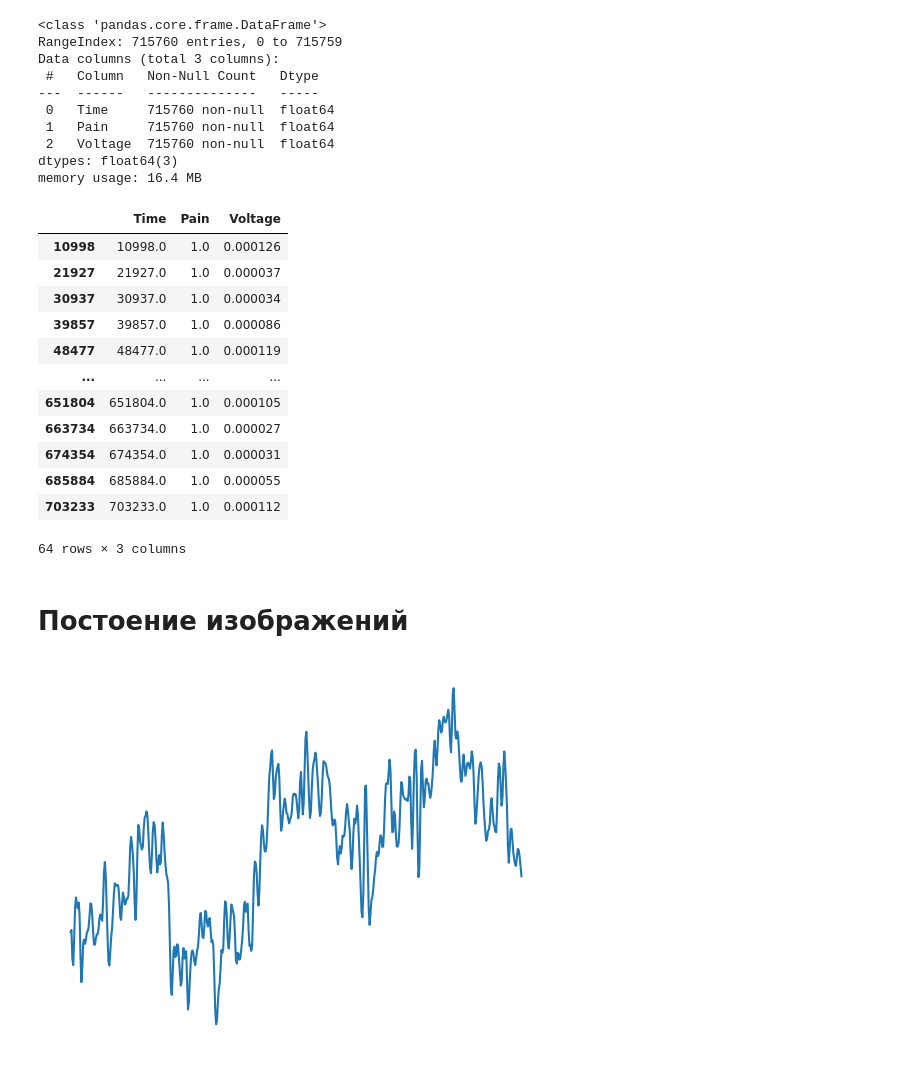
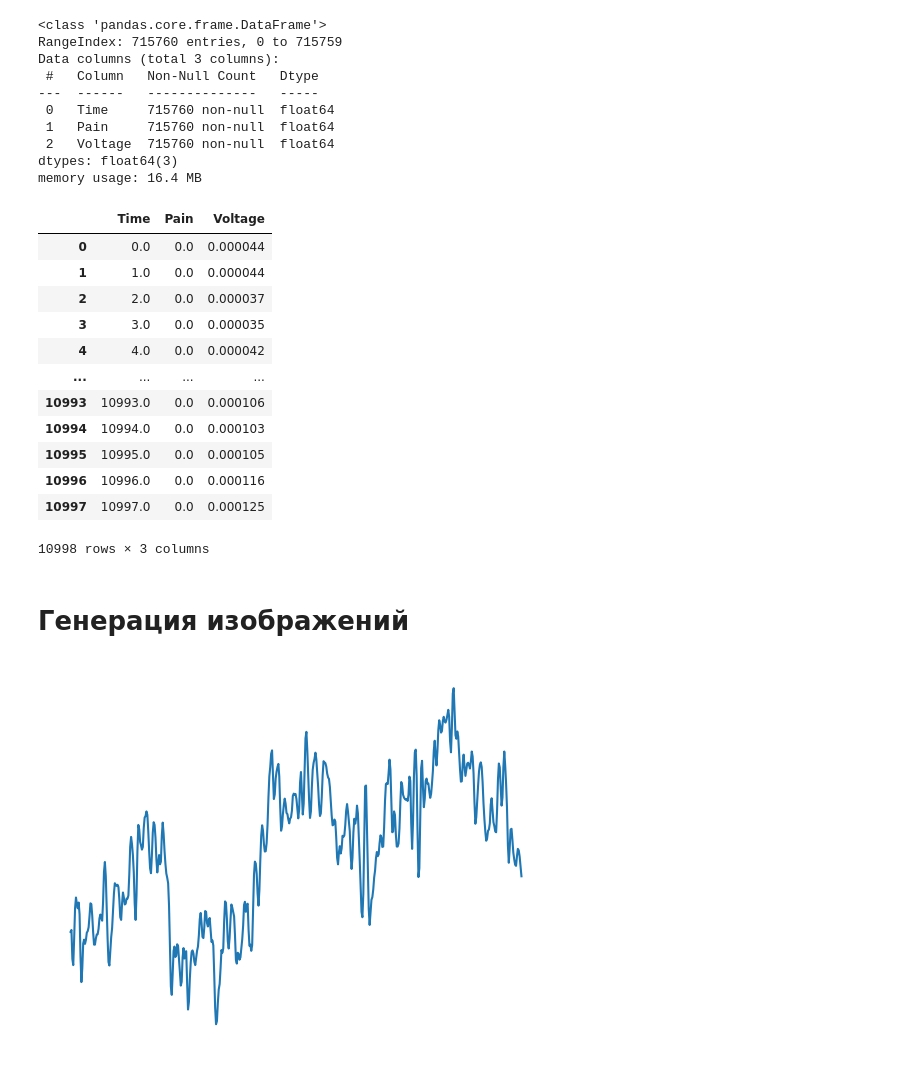
Before and after one commit to George-Pustovit/pain_detection, a Jupyter notebook: Practice_v1.1.ipynb, the cells around one changed output. Saved outputs shown, nothing was run; the diff lists cells and outputs as text; code cells hidden in the pictures.

```diff
--- a/Practice_v1.1.ipynb
+++ b/Practice_v1.1.ipynb
@@ -70,13 +85,28 @@ for i in range(len(data[0])):
 # %%
  time_array[events[1][0]][1] = 0
 # %%
+# Идентификаторы событий боли
+start_pain_id = 10001
+end_pain_id = 10003
+
+# Флаг для отслеживания боли
 flag = 0
+
+# Проход по массиву событий
 for event in events:
-    if event[2] in [10001]:
+    if event[2] == start_pain_id:  # Начало боли
         flag = 1
-    if event[2] in pain_id:
+    elif event[2] == end_pain_id:  # Конец боли
         flag = 0
-    time_array[event[0]][1] = flag
+
+    # Если флаг установлен, маркируем боль в массиве time_array
+    if flag == 1:
+        # Маркируем все точки между стартом и концом боли
+        start_idx = event[0]  # Номер точки старта боли
+        for i in range(start_idx, len(time_array)):
+            time_array[i][1] = 1  # Маркировка боли
+            if time_array[i][0] == event[0] and event[2] == end_pain_id:
+                break  # Прекращаем маркировку при достижении конца боли
 # %%
 data_in_np = np.array(time_array)
 df2 = pd.DataFrame(data_in_np,columns=['Time', 'Pain', 'Voltage'])
@@ -94,23 +124,23 @@ Data columns (total 3 columns):
 dtypes: float64(3)
 memory usage: 16.4 MB
 # %%
-df2[df2['Pain'] == 1]
+df2[df2['Pain'] == 0]
 # %% [output]
 |  | Time | Pain | Voltage |
-| 10998 | 10998.0 | 1.0 | 0.000126 |
-| 21927 | 21927.0 | 1.0 | 0.000037 |
-| 30937 | 30937.0 | 1.0 | 0.000034 |
-| 39857 | 39857.0 | 1.0 | 0.000086 |
-| 48477 | 48477.0 | 1.0 | 0.000119 |
+| 0 | 0.0 | 0.0 | 0.000044 |
+| 1 | 1.0 | 0.0 | 0.000044 |
+| 2 | 2.0 | 0.0 | 0.000037 |
+| 3 | 3.0 | 0.0 | 0.000035 |
+| 4 | 4.0 | 0.0 | 0.000042 |
 | ... | ... | ... | ... |
-| 651804 | 651804.0 | 1.0 | 0.000105 |
-| 663734 | 663734.0 | 1.0 | 0.000027 |
-| 674354 | 674354.0 | 1.0 | 0.000031 |
-| 685884 | 685884.0 | 1.0 | 0.000055 |
-| 703233 | 703233.0 | 1.0 | 0.000112 |
+| 10993 | 10993.0 | 0.0 | 0.000106 |
+| 10994 | 10994.0 | 0.0 | 0.000103 |
+| 10995 | 10995.0 | 0.0 | 0.000105 |
+| 10996 | 10996.0 | 0.0 | 0.000116 |
+| 10997 | 10997.0 | 0.0 | 0.000125 |
-64 rows × 3 columns
+10998 rows × 3 columns
 # %% [markdown]
-# Постоение изображений
+# Генерация изображений
 # %%
 #пример сохранения изображения
 step = 500
```
Also changed, not shown: parts of 7 cells of this notebook, 4 other files.
